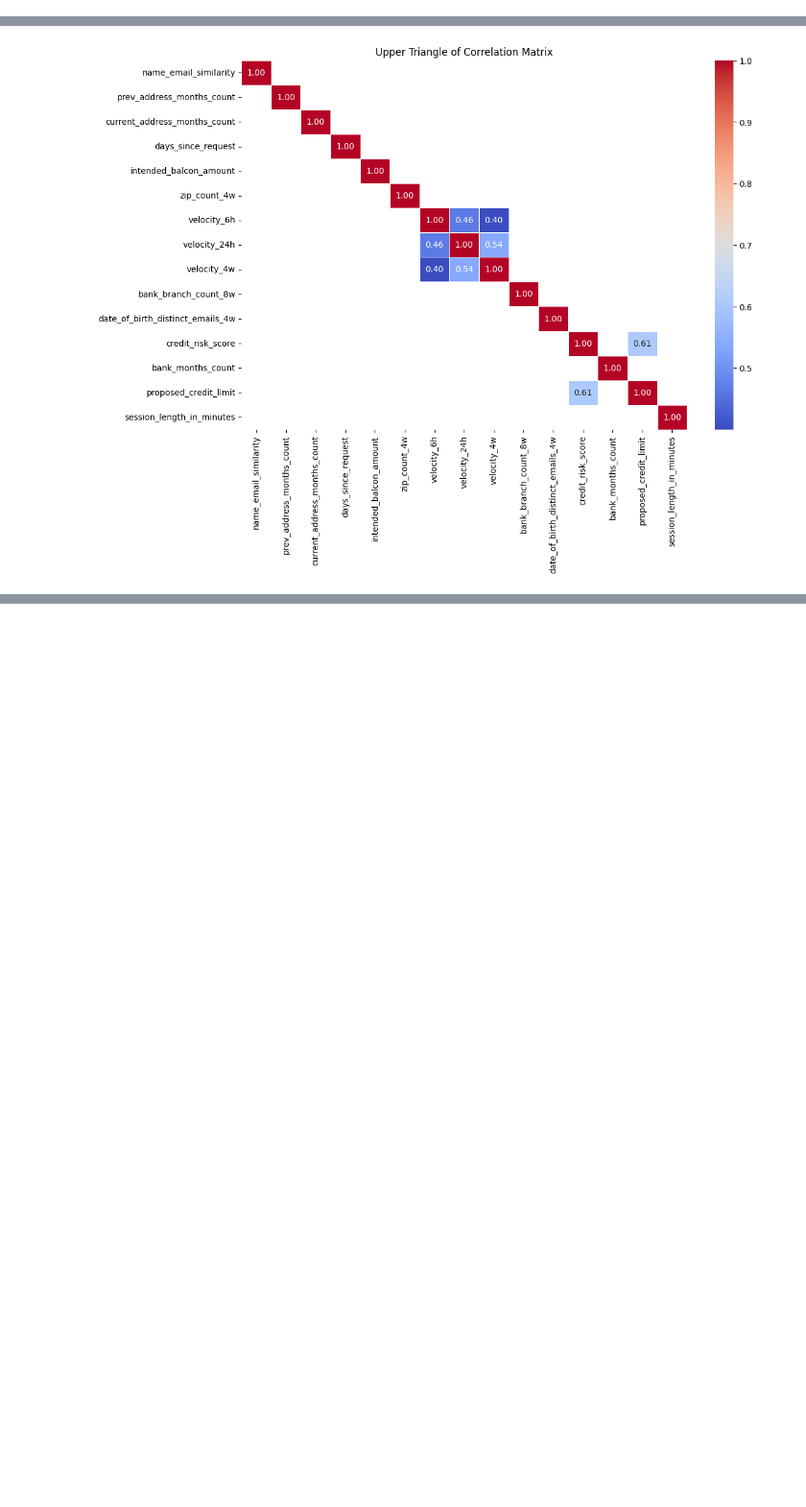
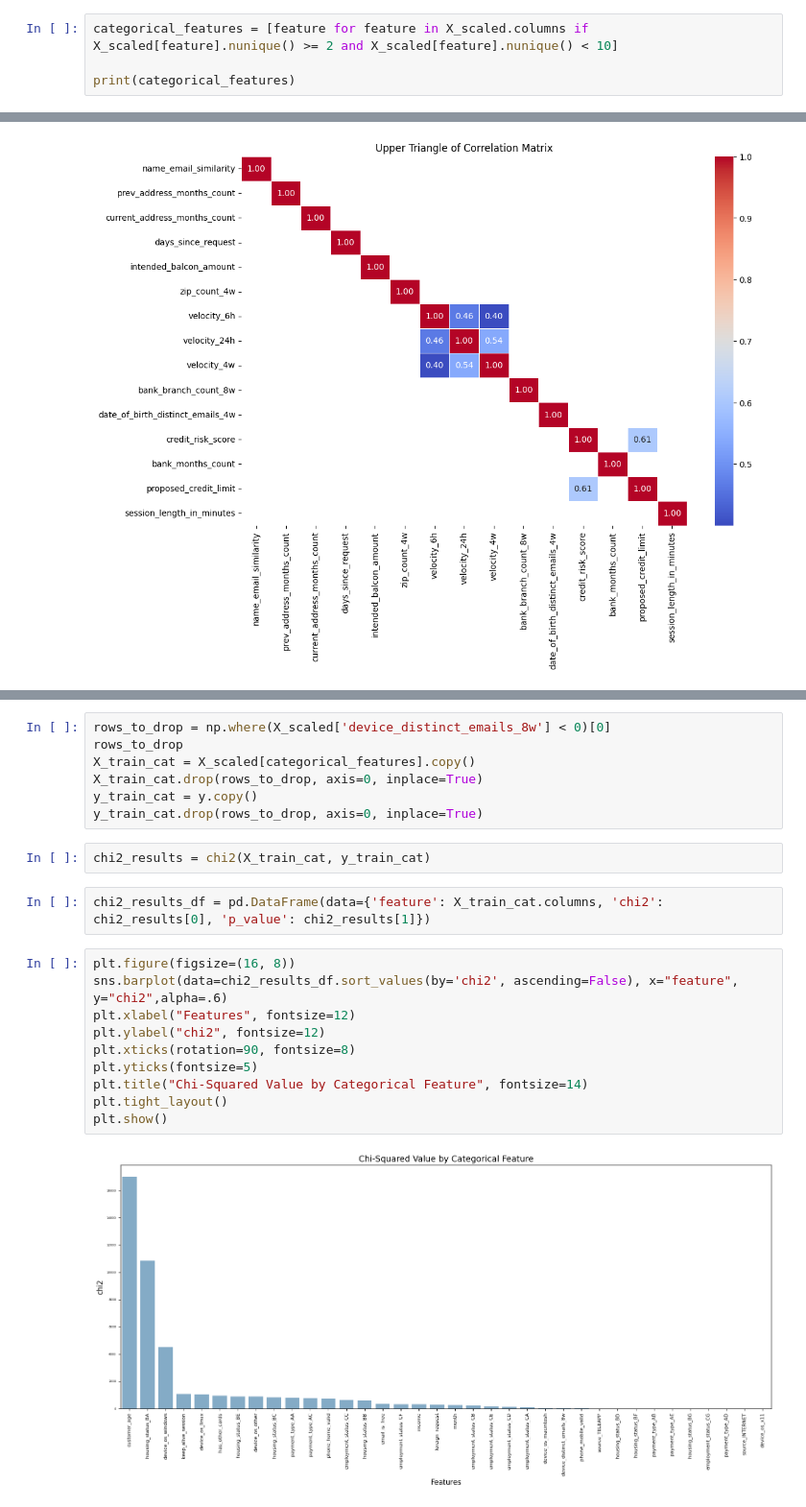
Before and after one commit to Nikhil172913832/Bank_fraud, a Jupyter notebook: BAF.ipynb, the cells around one changed output, grey strips where cells are left out. Shown at 96% size. Drawn from its saved outputs; the diff is of its cells as text; blank space fills up the shorter version.

```diff
--- a/BAF.ipynb
+++ b/BAF.ipynb
@@ -85,3 +160,7 @@ print(feature_names)
 ['scaled__name_email_similarity', 'scaled__prev_address_months_count', 'scaled__current_address_months_count', 'scaled__days_since_request', 'scaled__intended_balcon_amount', 'scaled__zip_count_4w', ' ...
 # %%
 X_scaled = pd.DataFrame(X_scaled, columns=feature_names)
+# %%
+categorical_features = [feature for feature in X_scaled.columns if X_scaled[feature].nunique() >= 2 and X_scaled[feature].nunique() < 10]
+
+print(categorical_features)
@@ -105,0 +202,23 @@ plt.show()
+# %%
+rows_to_drop = np.where(X_scaled['device_distinct_emails_8w'] < 0)[0]
+rows_to_drop
+X_train_cat = X_scaled[categorical_features].copy()
+X_train_cat.drop(rows_to_drop, axis=0, inplace=True)
+y_train_cat = y.copy()
+y_train_cat.drop(rows_to_drop, axis=0, inplace=True)
+# %%
+chi2_results = chi2(X_train_cat, y_train_cat)
+# %%
+chi2_results_df = pd.DataFrame(data={'feature': X_train_cat.columns, 'chi2': chi2_results[0], 'p_value': chi2_results[1]})
+# %%
+plt.figure(figsize=(16, 8))
+sns.barplot(data=chi2_results_df.sort_values(by='chi2', ascending=False), x="feature", y="chi2",alpha=.6)
+plt.xlabel("Features", fontsize=12)
+plt.ylabel("chi2", fontsize=12)
+plt.xticks(rotation=90, fontsize=8)
+plt.yticks(fontsize=5)
+plt.title("Chi-Squared Value by Categorical Feature", fontsize=14)
+plt.tight_layout()
+plt.show()
+# %% [output]
+[figure, added]
```
Also changed, not shown: parts of 20 cells of this notebook.
